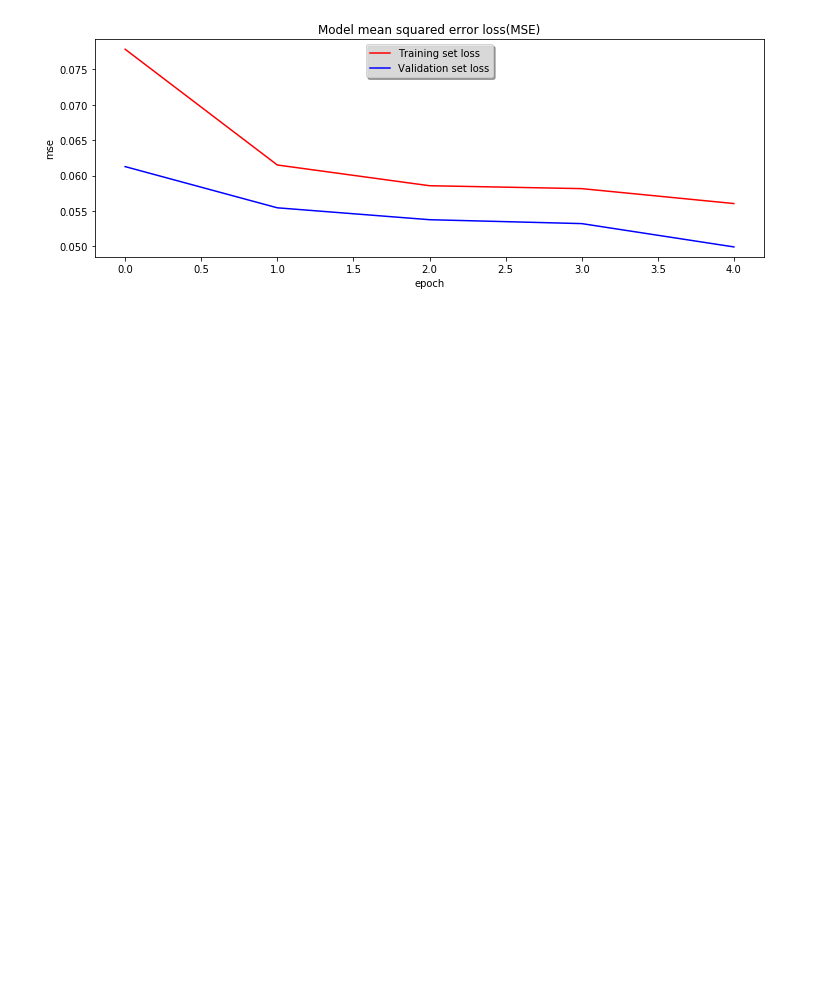
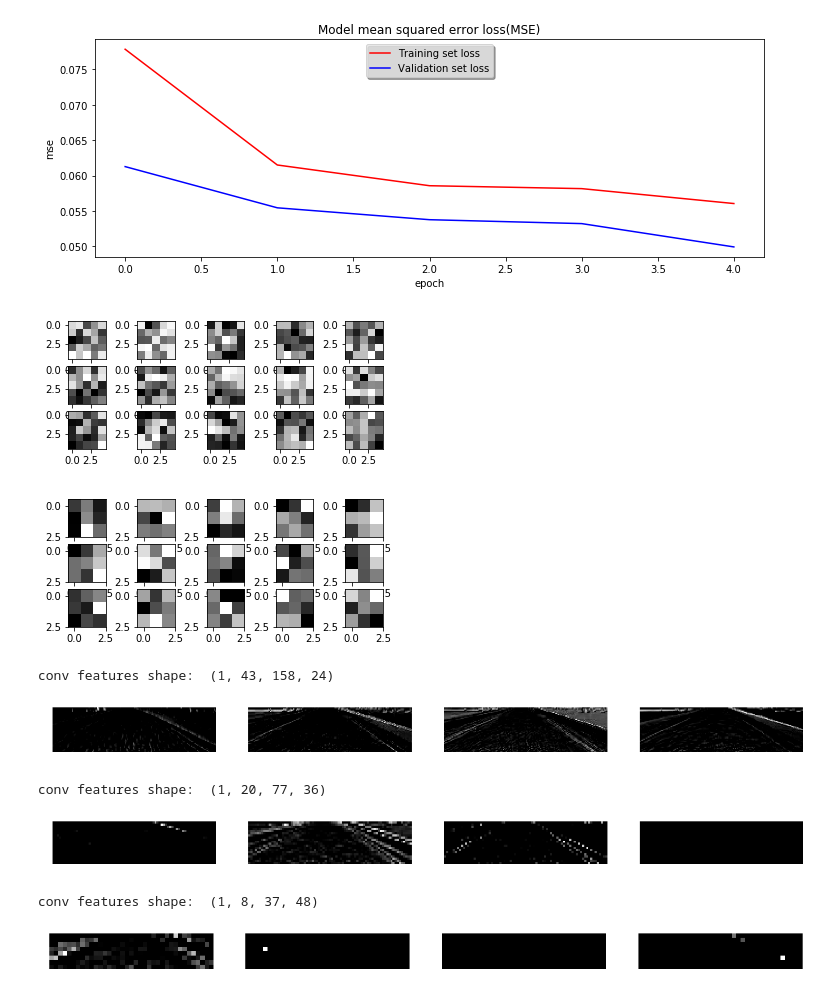
Before and after one commit to vinayakkankanwadi/CarND-Behavioral-Cloning-P3, a Jupyter notebook: visualize.ipynb, the cells around one changed output. Saved outputs shown, nothing was run; the diff lists cells and outputs as text; code cells hidden in the pictures; blank space fills up the shorter version.

Commit message:
Add visualization

```diff
--- a/visualize.ipynb
+++ b/visualize.ipynb
@@ -130,9 +130,9 @@ def getNvidiaModel():
     model = Sequential()
     model.add(Lambda(lambda x: (x / 255.0) - 0.5, input_shape=(160,320,3)))
     model.add(Cropping2D(cropping=((50,20), (0,0))))
-    model.add(Convolution2D(24,5,5, subsample=(2,2), activation='relu'))
-    model.add(Convolution2D(36,5,5, subsample=(2,2), activation='relu'))
-    model.add(Convolution2D(48,5,5, subsample=(2,2), activation='relu'))
+    model.add(Convolution2D(24,5,5, subsample=(2,2), activation='relu', name='Conv1'))
+    model.add(Convolution2D(36,5,5, subsample=(2,2), activation='relu', name='Conv2'))
+    model.add(Convolution2D(48,5,5, subsample=(2,2), activation='relu', name='Conv3'))
     model.add(Convolution2D(64,3,3, activation='relu'))
     model.add(Convolution2D(64,3,3, activation='relu'))
     model.add(Flatten())
@@ -194,7 +194,7 @@ ________________________________________________________________________________
 # %%
 history = model.fit_generator(train_generator, samples_per_epoch= \
                  len(train_samples) , validation_data=validation_generator, \
-                 nb_val_samples=len(validation_samples), nb_epoch=5, verbose=1)
+                 nb_val_samples=len(validation_samples), nb_epoch=1, verbose=1)
 
 model.save('model.h5')
 # %% [output]
@@ -220,3 +212,18 @@ frame = legend.get_frame()
 frame.set_facecolor('0.90')
 # %% [output]
 [figure]
+# %%
+  x1w = model.get_weights()[0][:,:,0,:]
+  for i in range(1,16):
+      plt.subplot(5,5,i)
+      plt.imshow(x1w[:,:,i],interpolation="nearest",cmap="gray")
+  plt.show()
+
+  x1w = model.get_weights()[6][:,:,0,:]
+  for i in range(1,16):
+      plt.subplot(5,5,i)
+      plt.imshow(x1w[:,:,i],interpolation="nearest",cmap="gray")
+  plt.show()
+# %% [output]
+[figure, added]
+[figure, added]
@@ -222,0 +261,16 @@ frame.set_facecolor('0.90')
+# %%
+from keras.preprocessing.image import *
+visualize_model_layer_output('Conv1')
+# %% [output]
+conv features shape:  (1, 43, 158, 24)
+[figure, added]
+# %%
+visualize_model_layer_output('Conv2')
+# %% [output]
+conv features shape:  (1, 20, 77, 36)
+[figure, added]
+# %%
+visualize_model_layer_output('Conv3')
+# %% [output]
+conv features shape:  (1, 8, 37, 48)
+[figure, added]
```
Also changed, not shown: parts of 4 cells of this notebook.
